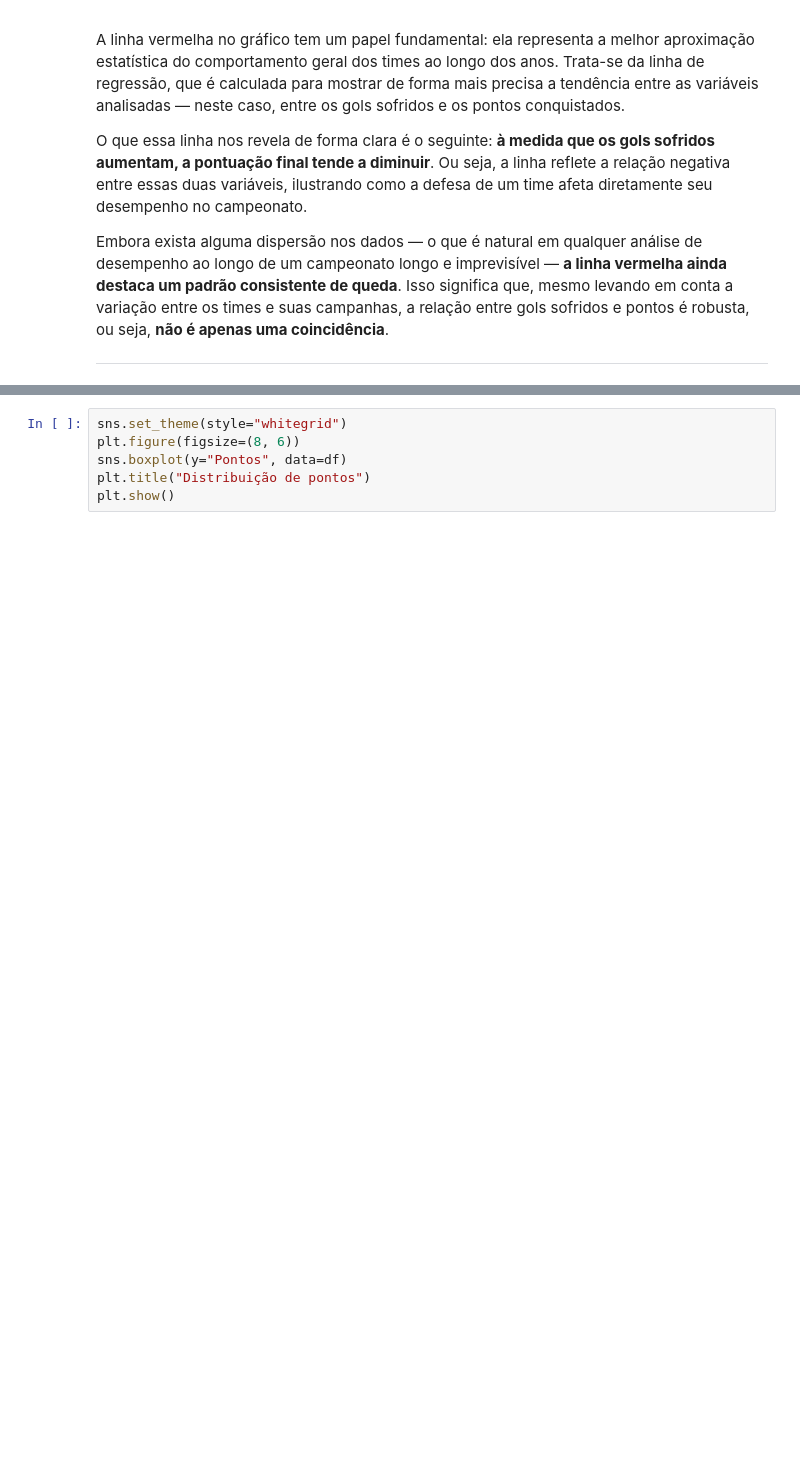
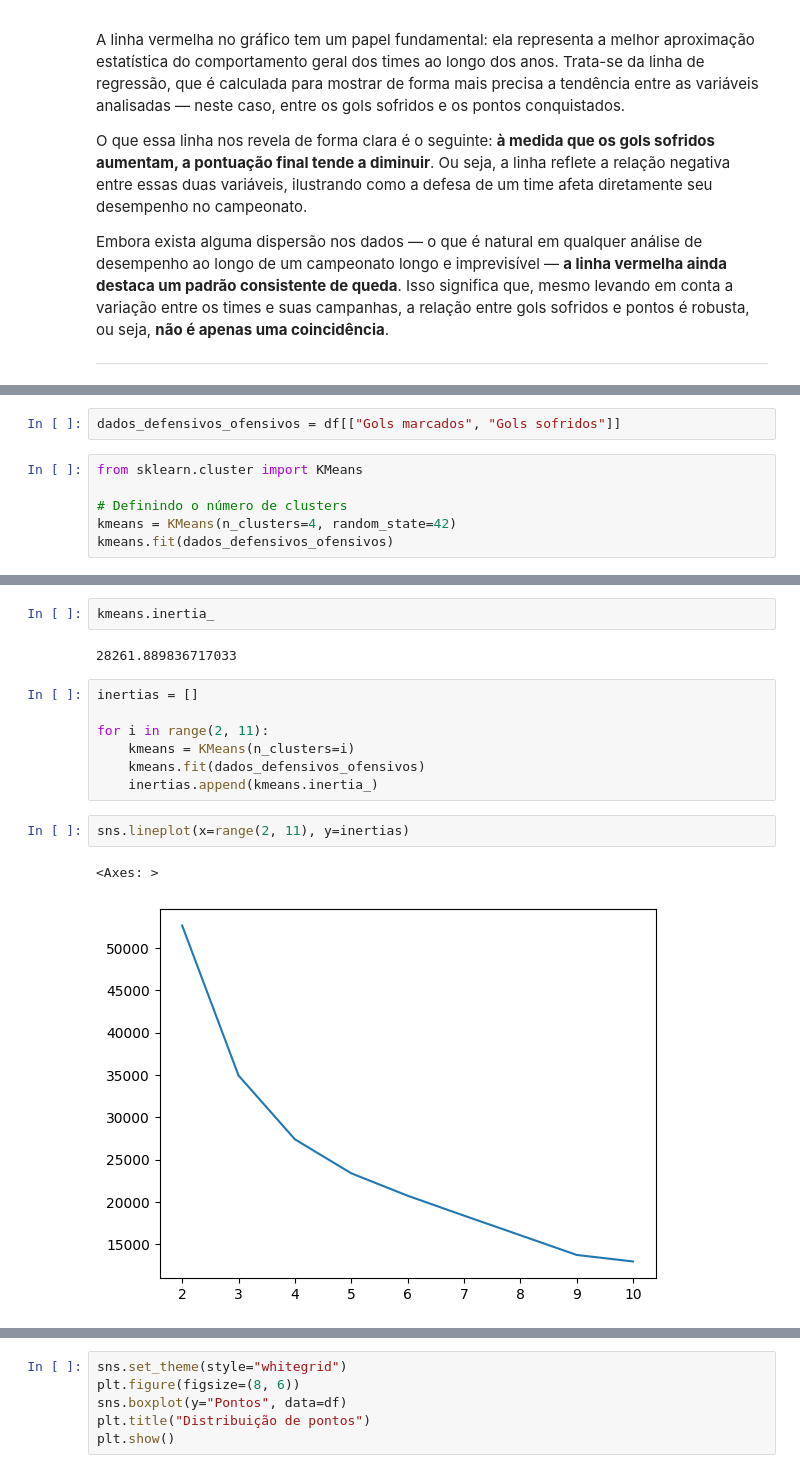
Before and after one commit to Dennynson/data-set-brasileirao, a Jupyter notebook: relatorio.ipynb, the cells around one changed output, grey strips where cells are left out. Drawn from its saved outputs; the diff is of its cells as text; blank space fills up the shorter version.

```diff
--- a/relatorio.ipynb
+++ b/relatorio.ipynb
@@ -291,0 +297,8 @@ Embora exista alguma dispersão nos dados — o que é natural em qualquer anál
+# %%
+dados_defensivos_ofensivos = df[["Gols marcados", "Gols sofridos"]]
+# %%
+from sklearn.cluster import KMeans
+
+# Definindo o número de clusters
+kmeans = KMeans(n_clusters=4, random_state=42)
+kmeans.fit(dados_defensivos_ofensivos)
@@ -291,0 +312,16 @@ Embora exista alguma dispersão nos dados — o que é natural em qualquer anál
+# %%
+kmeans.inertia_
+# %% [output]
+28261.889836717033
+# %%
+inertias = []
+
+for i in range(2, 11):
+    kmeans = KMeans(n_clusters=i)
+    kmeans.fit(dados_defensivos_ofensivos)
+    inertias.append(kmeans.inertia_)
+# %%
+sns.lineplot(x=range(2, 11), y=inertias)
+# %% [output]
+<Axes: >
+[figure, added]
```
Also changed, not shown: parts of 8 cells of this notebook.
